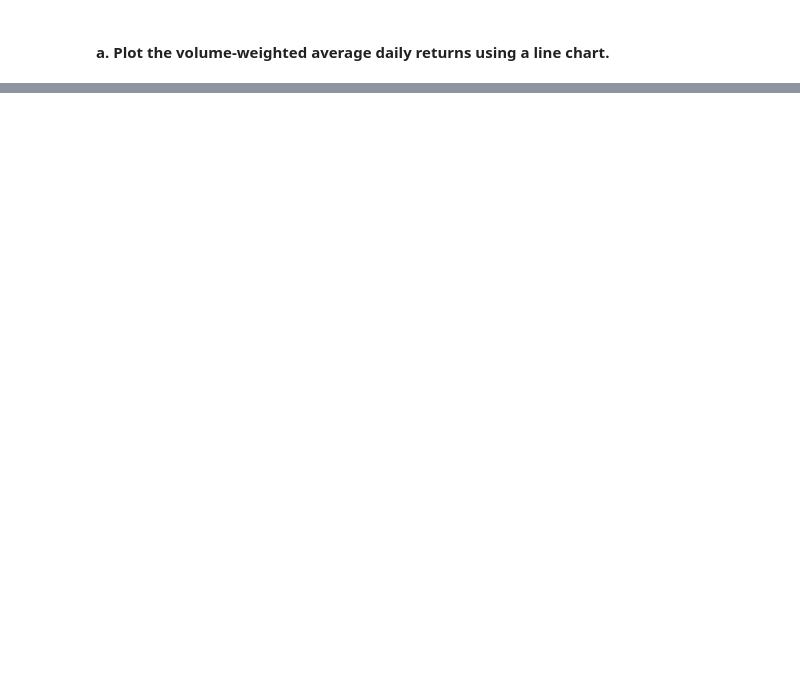
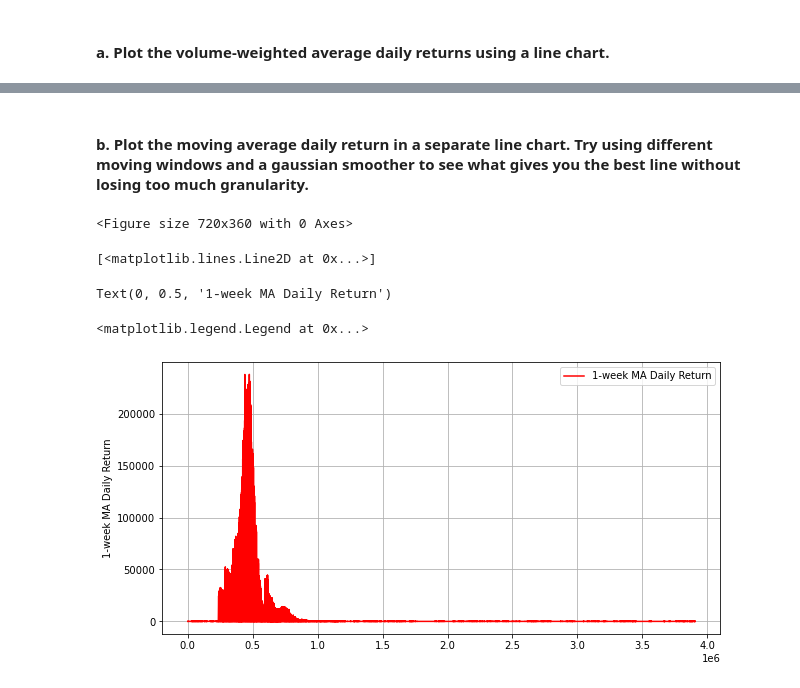
Before and after one commit to jeffsnguyen/Python, a Jupyter notebook: Level_9/Homework/9_3.ipynb, the cells around one changed output, grey strips where cells are left out. Drawn from its saved outputs; the diff is of its cells as text; code cells hidden in the pictures; blank space fills up the shorter version.

```diff
--- a/Level_9/Homework/9_3.ipynb
+++ b/Level_9/Homework/9_3.ipynb
@@ -45,0 +50,16 @@ summaryPortfolio
+# %% [markdown]
+#### b. Plot the moving average daily return in a separate line chart. Try using different moving windows and a gaussian smoother to see what gives you the best line without losing too much granularity.
+# %%
+plt.figure(figsize=(10,5))  # set figure size
+
+plt.plot(hist[['1-week MA Daily Return']], 'r-')
+plt.ylabel('1-week MA Daily Return')
+plt.grid()
+plt.legend(['1-week MA Daily Return'])
+plt.show()
+# %% [output]
+<Figure size 720x360 with 0 Axes>
+[<matplotlib.lines.Line2D at 0x...>]
+Text(0, 0.5, '1-week MA Daily Return')
+<matplotlib.legend.Legend at 0x...>
+[figure, added]
```
Also changed, not shown: parts of 2 cells of this notebook.
